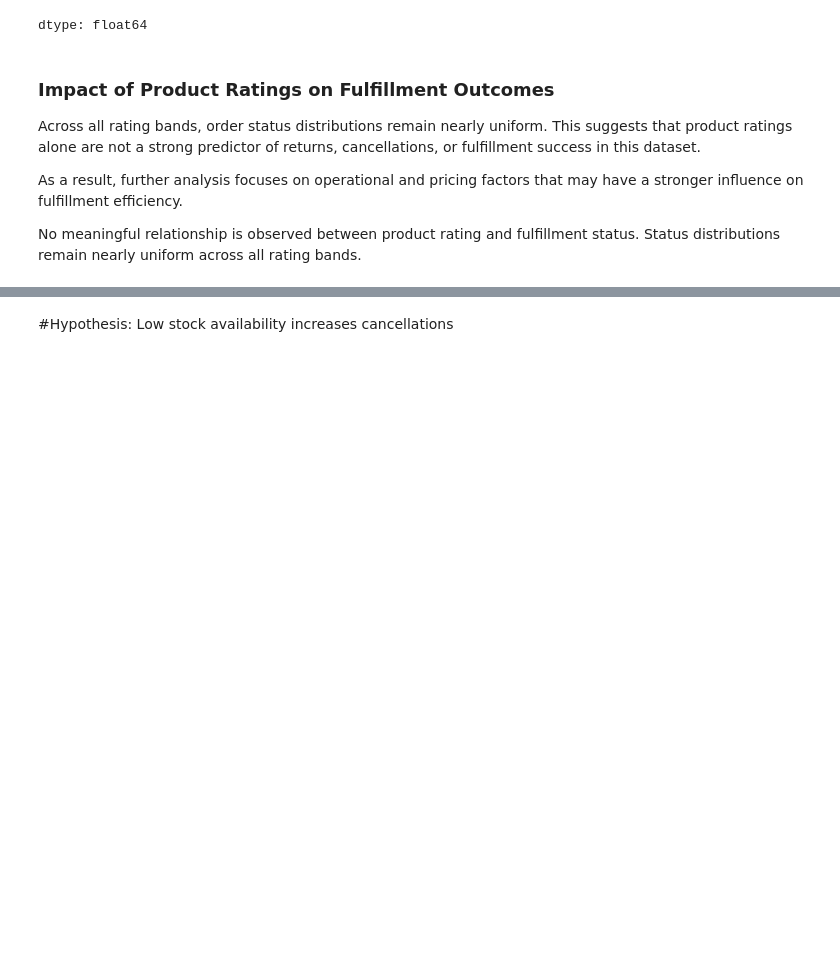
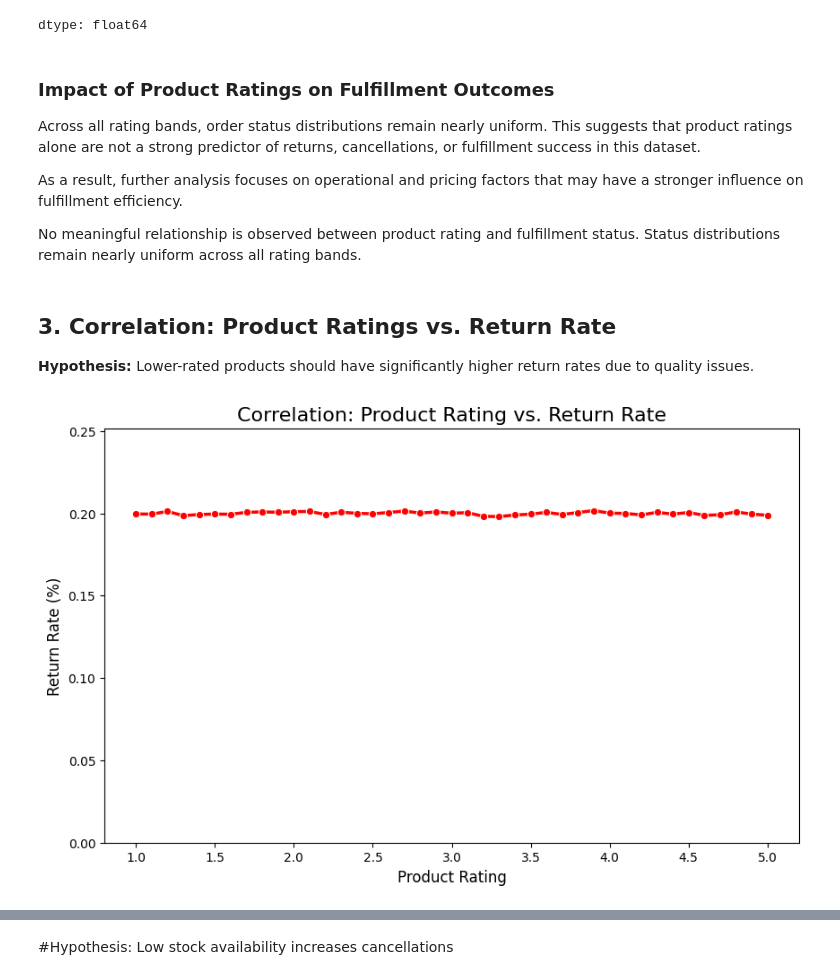
Before and after one commit to rishavvashisht823/Amazon, a Jupyter notebook: chapter_appendix-tools-for-deep-learning/jupyter.ipynb, the cells around one changed output, grey strips where cells are left out. Saved outputs shown, nothing was run; the diff lists cells and outputs as text; code cells hidden in the pictures; blank space fills up the shorter version.

```diff
--- a/chapter_appendix-tools-for-deep-learning/jupyter.ipynb
+++ b/chapter_appendix-tools-for-deep-learning/jupyter.ipynb
@@ -319,3 +431,22 @@ As a result, further analysis focuses on operational and pricing factors
 that may have a stronger influence on fulfillment efficiency.
 
 No meaningful relationship is observed between product rating and fulfillment status. Status distributions remain nearly uniform across all rating bands.
+# %% [markdown]
+## 3. Correlation: Product Ratings vs. Return Rate
+**Hypothesis:** Lower-rated products should have significantly higher return rates due to quality issues.
+# %%
+# We need to calculate the % of returns for each rating bin
+# Create a temporary dataframe for the plot
+rating_viz = df_combined.groupby('rating_average')['status'].value_counts(normalize=True).unstack()
+
+# Focus only on the 'returned' status
+plt.figure(figsize=(10, 6))
+sns.lineplot(x=rating_viz.index, y=rating_viz['returned'], marker='o', linewidth=2.5, color='red')
+
+plt.title('Correlation: Product Rating vs. Return Rate', fontsize=16)
+plt.xlabel('Product Rating', fontsize=12)
+plt.ylabel('Return Rate (%)', fontsize=12)
+plt.ylim(0, max(rating_viz['returned']) + 0.05) # Adjust scale to make it clear
+plt.show()
+# %% [output]
+[figure, added]
```
Also changed, not shown: parts of 22 cells of this notebook.
